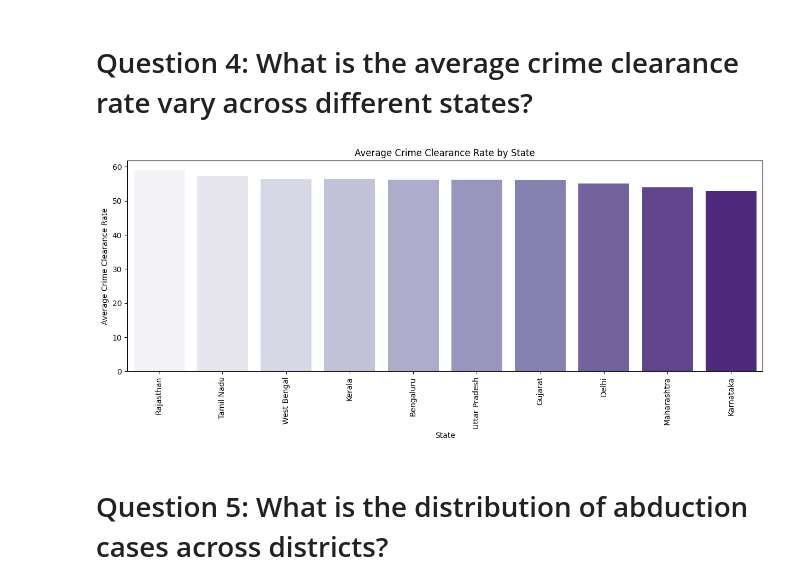
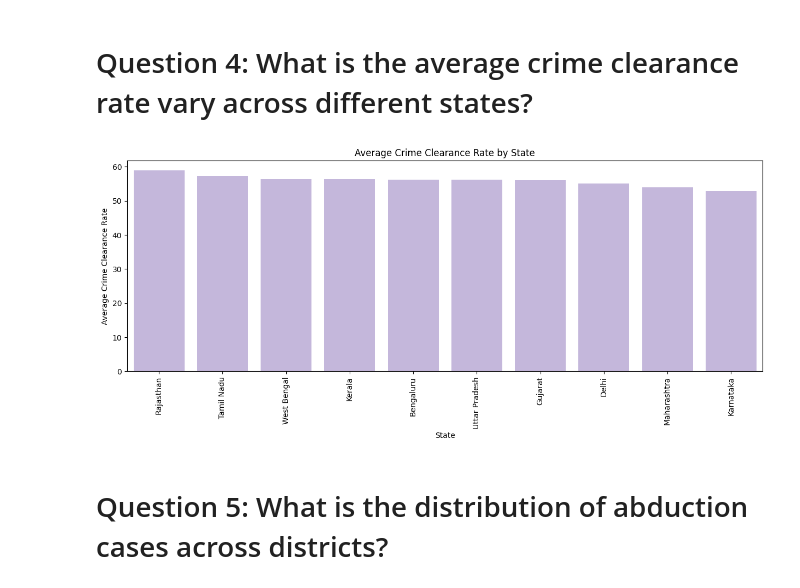
Before and after one commit to AanchalPandey16/CrimeRateAnalysis, a Jupyter notebook: CrimeRateAnalysis.ipynb, the cells around one changed output. Cells and saved outputs as stored; diff of their text form; code cells hidden in the pictures.

```diff
--- a/CrimeRateAnalysis.ipynb
+++ b/CrimeRateAnalysis.ipynb
@@ -188,14 +188,14 @@ plt.show()
 # %%
 plt.figure(figsize=(15, 5))
 state_avg_clearance_rate = df.groupby('State')['Crime Clearance Rate'].mean().sort_values(ascending=False)
-sns.barplot(x=state_avg_clearance_rate.index, y=state_avg_clearance_rate.values, hue=state_avg_clearance_rate.index, palette='Purples', dodge=False)
+sns.barplot(x=state_avg_clearance_rate.index, y=state_avg_clearance_rate.values,  color='#C3B1E1', dodge=False)
 plt.title("Average Crime Clearance Rate by State")
 plt.xlabel("State")
 plt.ylabel("Average Crime Clearance Rate")
 plt.xticks(rotation=90)
 plt.show()
 # %% [output]
-[figure, old version]
+[figure, new version]
 # %% [markdown]
 # Question 5: What is the distribution of abduction cases across districts?
 # %%
```
Also changed, not shown: parts of 11 cells of this notebook.
